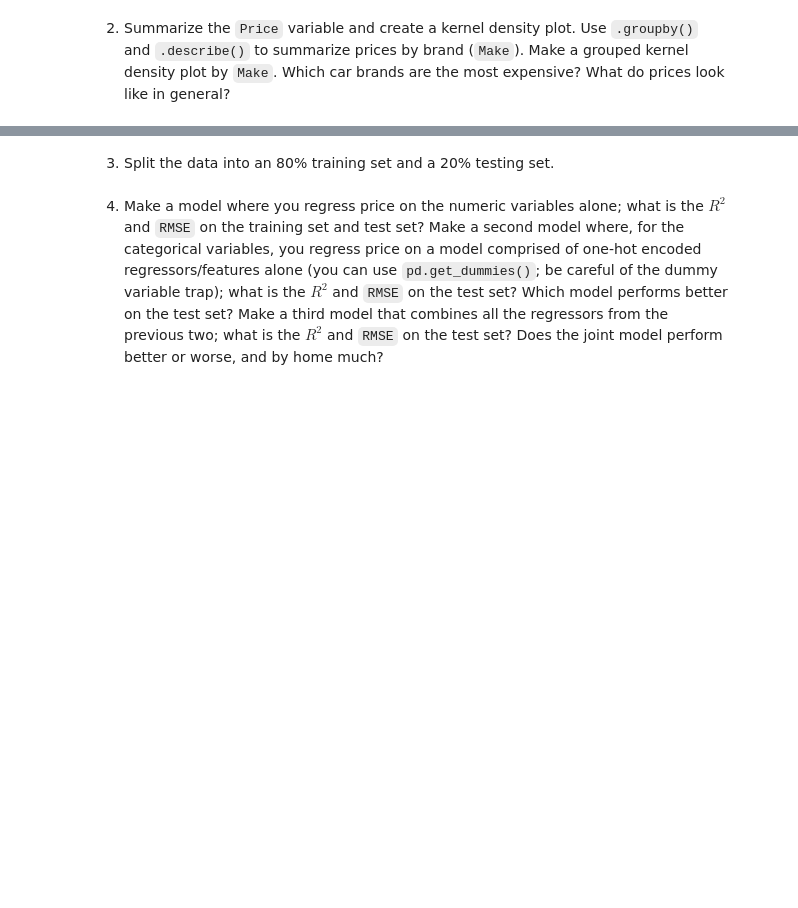
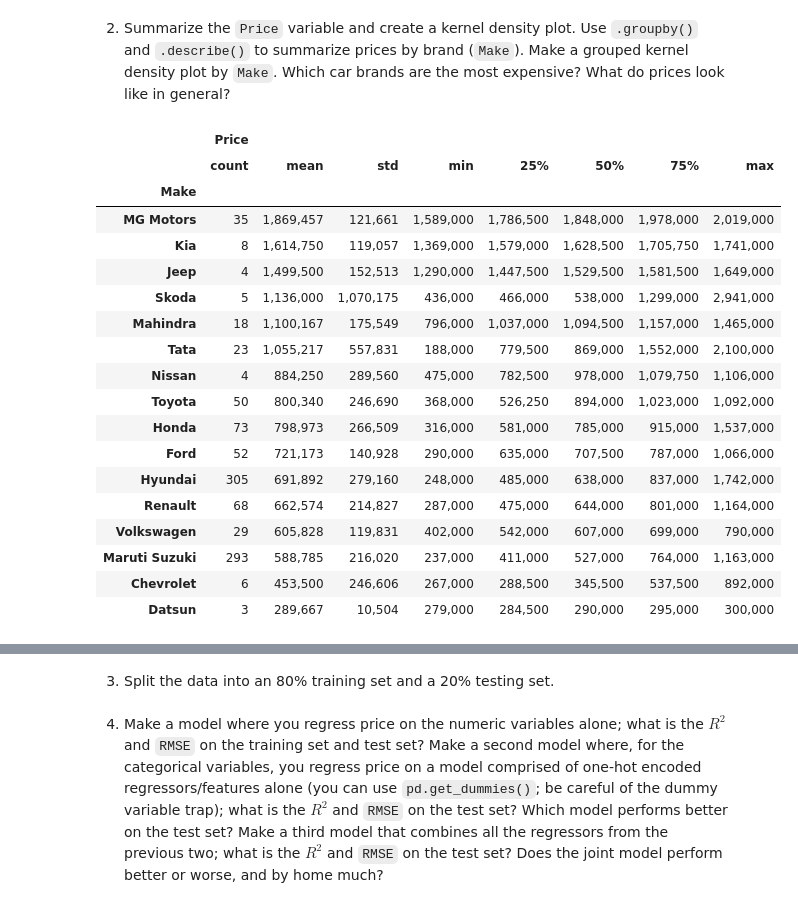
Before and after one commit to evelynxanaxia/Linear_Models, a Jupyter notebook: assignment.ipynb, the cells around one changed output, grey strips where cells are left out. Cells and saved outputs as stored; diff of their text form; code cells hidden in the pictures; blank space fills up the shorter version.

```diff
--- a/assignment.ipynb
+++ b/assignment.ipynb
@@ -304,2 +332,25 @@ memory usage: 91.6 KB
 # %% [markdown]
 2. Summarize the `Price` variable and create a kernel density plot. Use `.groupby()` and `.describe()` to summarize prices by brand (`Make`). Make a grouped kernel density plot by `Make`. Which car brands are the most expensive? What do prices look like in general?
+# %%
+cars_hw.groupby('Make')[['Price']].describe().sort_values(by=('Price', 'mean'), ascending=False)
+# shows us the average price and review score for each neighborhood
+# %% [output]
+|  | Price |  |  |  |  |  |  |  |
+|  | count | mean | std | min | 25% | 50% | 75% | max |
+| Make |  |  |  |  |  |  |  |  |
+| MG Motors | 35 | 1,869,457 | 121,661 | 1,589,000 | 1,786,500 | 1,848,000 | 1,978,000 | 2,019,000 |
+| Kia | 8 | 1,614,750 | 119,057 | 1,369,000 | 1,579,000 | 1,628,500 | 1,705,750 | 1,741,000 |
+| Jeep | 4 | 1,499,500 | 152,513 | 1,290,000 | 1,447,500 | 1,529,500 | 1,581,500 | 1,649,000 |
+| Skoda | 5 | 1,136,000 | 1,070,175 | 436,000 | 466,000 | 538,000 | 1,299,000 | 2,941,000 |
+| Mahindra | 18 | 1,100,167 | 175,549 | 796,000 | 1,037,000 | 1,094,500 | 1,157,000 | 1,465,000 |
+| Tata | 23 | 1,055,217 | 557,831 | 188,000 | 779,500 | 869,000 | 1,552,000 | 2,100,000 |
+| Nissan | 4 | 884,250 | 289,560 | 475,000 | 782,500 | 978,000 | 1,079,750 | 1,106,000 |
+| Toyota | 50 | 800,340 | 246,690 | 368,000 | 526,250 | 894,000 | 1,023,000 | 1,092,000 |
+| Honda | 73 | 798,973 | 266,509 | 316,000 | 581,000 | 785,000 | 915,000 | 1,537,000 |
+| Ford | 52 | 721,173 | 140,928 | 290,000 | 635,000 | 707,500 | 787,000 | 1,066,000 |
+| Hyundai | 305 | 691,892 | 279,160 | 248,000 | 485,000 | 638,000 | 837,000 | 1,742,000 |
+| Renault | 68 | 662,574 | 214,827 | 287,000 | 475,000 | 644,000 | 801,000 | 1,164,000 |
+| Volkswagen | 29 | 605,828 | 119,831 | 402,000 | 542,000 | 607,000 | 699,000 | 790,000 |
+| Maruti Suzuki | 293 | 588,785 | 216,020 | 237,000 | 411,000 | 527,000 | 764,000 | 1,163,000 |
+| Chevrolet | 6 | 453,500 | 246,606 | 267,000 | 288,500 | 345,500 | 537,500 | 892,000 |
+| Datsun | 3 | 289,667 | 10,504 | 279,000 | 284,500 | 290,000 | 295,000 | 300,000 |
```
Also changed, not shown: parts of 23 cells of this notebook.
